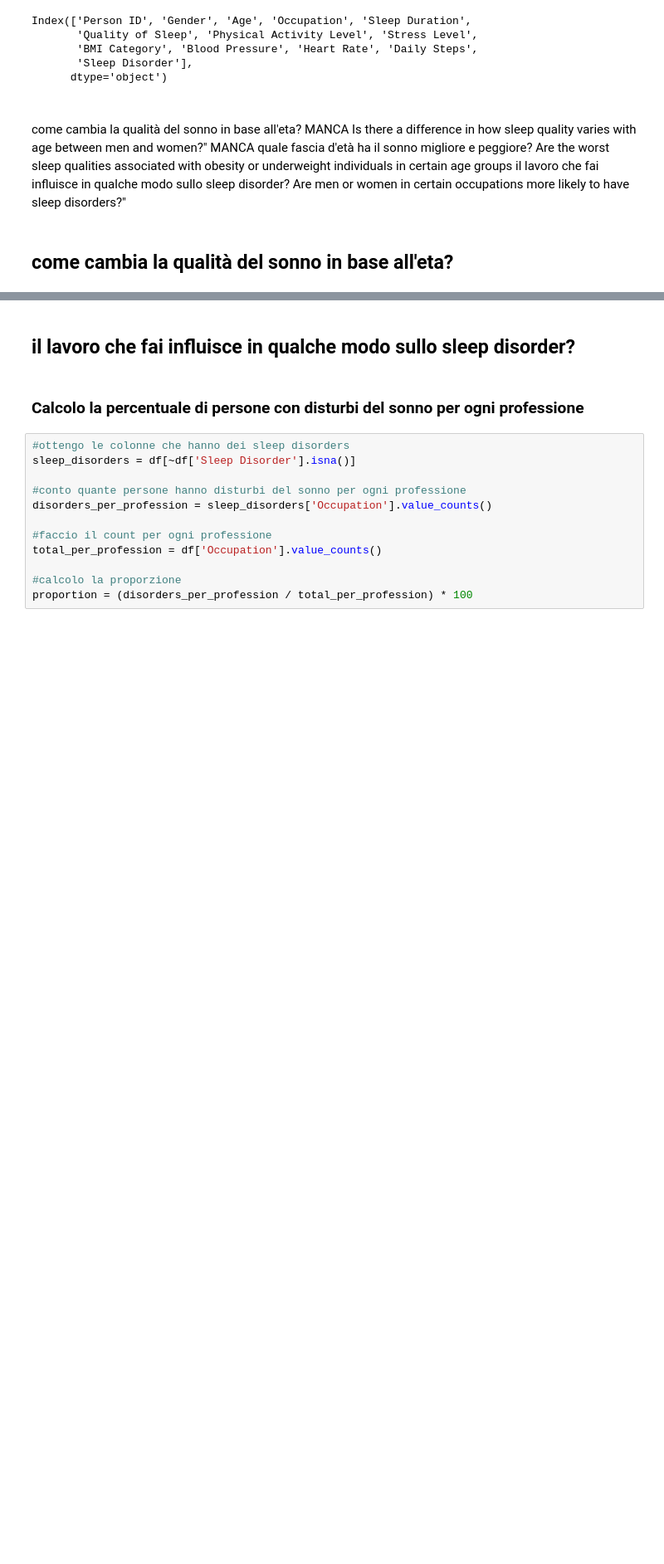
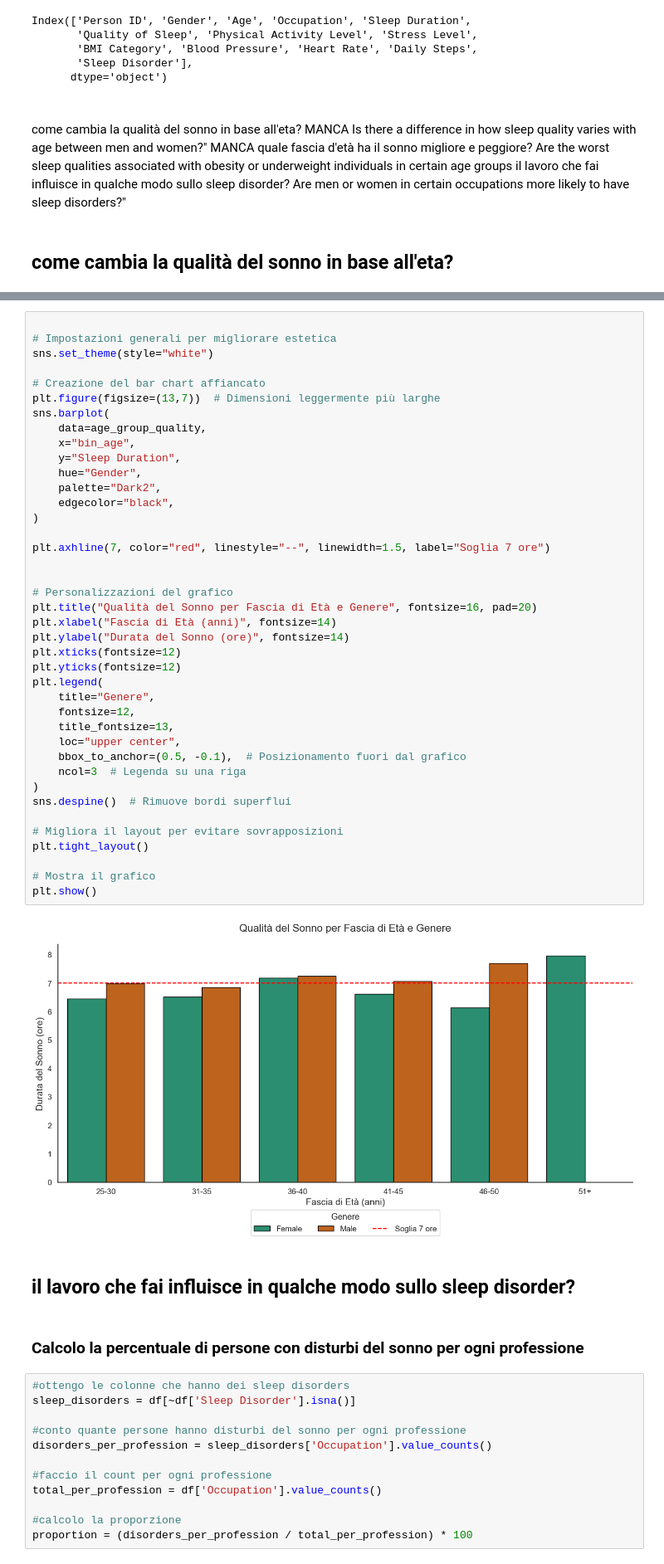
Before and after one commit to gretaquadranti/DataVisualization, a Jupyter notebook: dataViz_notebook.ipynb, the cells around one changed output, grey strips where cells are left out. Shown: that part at 83% size. Saved outputs shown, nothing was run; the diff lists cells and outputs as text; blank space fills up the shorter version.

```diff
--- a/dataViz_notebook.ipynb
+++ b/dataViz_notebook.ipynb
@@ -88,3 +104,45 @@ plt.show()
+# %%
+
+# Impostazioni generali per migliorare estetica
+sns.set_theme(style="white")
+
+# Creazione del bar chart affiancato
+plt.figure(figsize=(13,7))  # Dimensioni leggermente più larghe
+sns.barplot(
+    data=age_group_quality,
+    x="bin_age",
+    y="Sleep Duration",
+    hue="Gender",
+    palette="Dark2",
+    edgecolor="black",
+)
+
+plt.axhline(7, color="red", linestyle="--", linewidth=1.5, label="Soglia 7 ore")
+
+
+# Personalizzazioni del grafico
+plt.title("Qualità del Sonno per Fascia di Età e Genere", fontsize=16, pad=20)
+plt.xlabel("Fascia di Età (anni)", fontsize=14)
+plt.ylabel("Durata del Sonno (ore)", fontsize=14)
+plt.xticks(fontsize=12)
+plt.yticks(fontsize=12)
+plt.legend(
+    title="Genere",
+    fontsize=12,
+    title_fontsize=13,
+    loc="upper center",
+    bbox_to_anchor=(0.5, -0.1),  # Posizionamento fuori dal grafico
+    ncol=3  # Legenda su una riga
+)
+sns.despine()  # Rimuove bordi superflui
+
+# Migliora il layout per evitare sovrapposizioni
+plt.tight_layout()
+
+# Mostra il grafico
+plt.show()
+# %% [output]
+[figure, added]
 # %% [markdown]
 ## il lavoro che fai influisce in qualche modo sullo sleep disorder?
 # %% [markdown]
```
Also changed, not shown: parts of 6 cells of this notebook.
